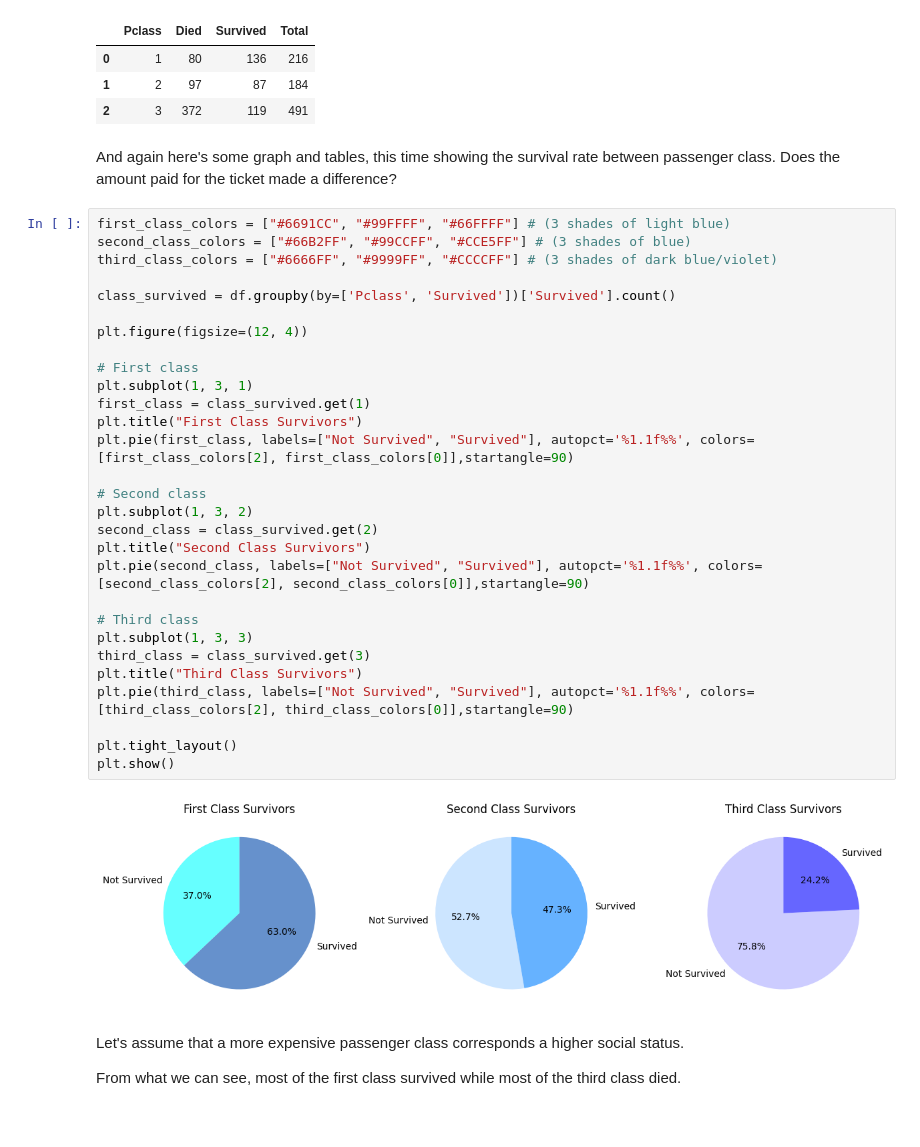
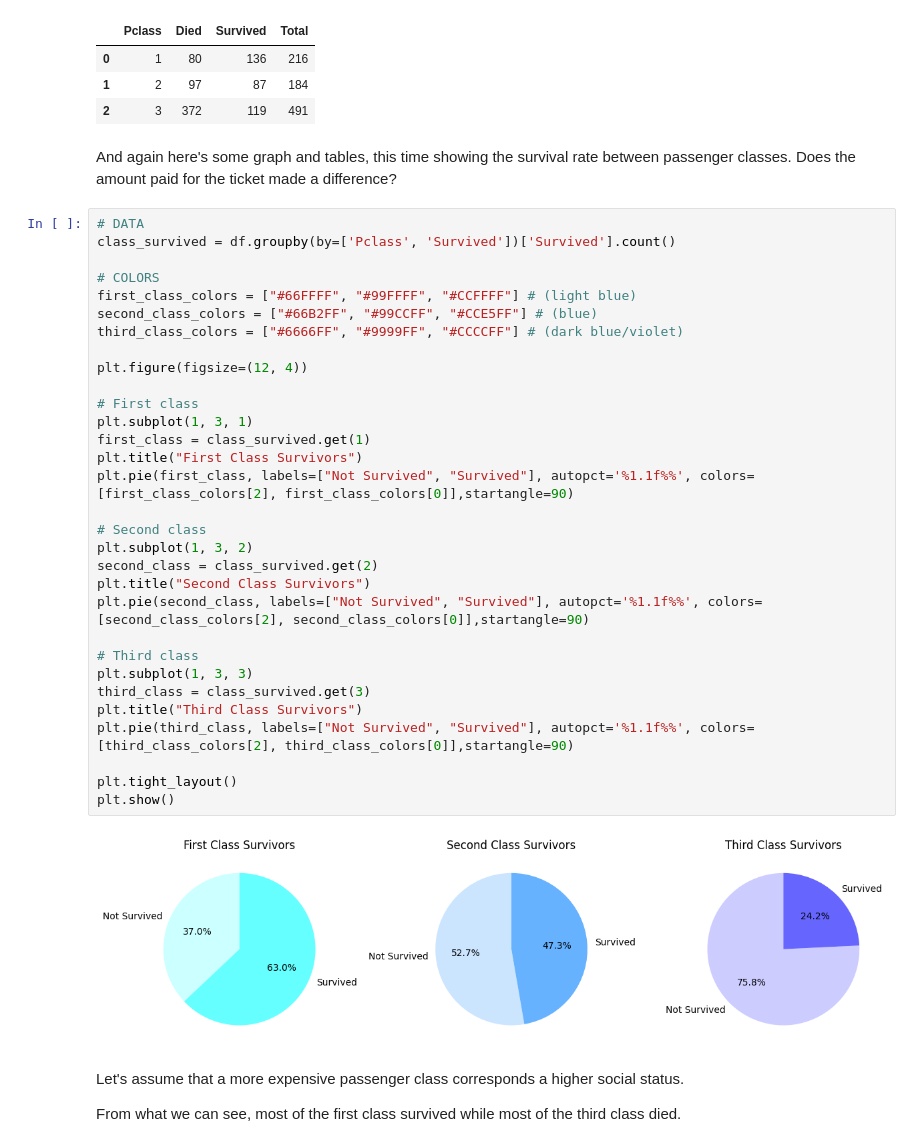
Before and after one commit to davidedigrande/titanic-dataset-eda, a Jupyter notebook: notebook.ipynb, the cells around one changed output. Saved outputs shown, nothing was run; the diff lists cells and outputs as text.

Commit message:
'Pclass' upgrade

```diff
--- a/notebook.ipynb
+++ b/notebook.ipynb
@@ -441,38 +441,40 @@ pivot_table
 | 1 | 2 | 97 | 87 | 184 |
 | 2 | 3 | 372 | 119 | 491 |
 # %% [markdown]
-And again here's some graph and tables, this time showing the survival rate between passenger class. Does the amount paid for the ticket made a difference?
+And again here's some graph and tables, this time showing the survival rate between passenger classes. Does the amount paid for the ticket made a difference?
 # %%
-first_class_colors = ["#6691CC", "#99FFFF", "#66FFFF"] # (3 shades of light blue)
-second_class_colors = ["#66B2FF", "#99CCFF", "#CCE5FF"] # (3 shades of blue)
-third_class_colors = ["#6666FF", "#9999FF", "#CCCCFF"] # (3 shades of dark blue/violet)
+# DATA
+class_survived = df.groupby(by=['Pclass', 'Survived'])['Survived'].count()
 
-class_survived = df.groupby(by=['Pclass', 'Survived'])['Survived'].count()
+# COLORS
+first_class_colors = ["#66FFFF", "#99FFFF", "#CCFFFF"] # (light blue)
+second_class_colors = ["#66B2FF", "#99CCFF", "#CCE5FF"] # (blue)
+third_class_colors = ["#6666FF", "#9999FF", "#CCCCFF"] # (dark blue/violet)
 
 plt.figure(figsize=(12, 4))
 
 # First class
 plt.subplot(1, 3, 1)
 first_class = class_survived.get(1)
 plt.title("First Class Survivors")
 plt.pie(first_class, labels=["Not Survived", "Survived"], autopct='%1.1f%%', colors=[first_class_colors[2], first_class_colors[0]],startangle=90)
 
 # Second class
 plt.subplot(1, 3, 2)
 second_class = class_survived.get(2)
 plt.title("Second Class Survivors")
 plt.pie(second_class, labels=["Not Survived", "Survived"], autopct='%1.1f%%', colors=[second_class_colors[2], second_class_colors[0]],startangle=90)
 
 # Third class
 plt.subplot(1, 3, 3)
 third_class = class_survived.get(3)
 plt.title("Third Class Survivors")
 plt.pie(third_class, labels=["Not Survived", "Survived"], autopct='%1.1f%%', colors=[third_class_colors[2], third_class_colors[0]],startangle=90)
 
 plt.tight_layout()
 plt.show()
 # %% [output]
-[figure, old version]
+[figure, new version]
 # %% [markdown]
 Let's assume that a more expensive passenger class corresponds a higher social status.
 
```
Also changed, not shown: parts of 5 cells of this notebook.
